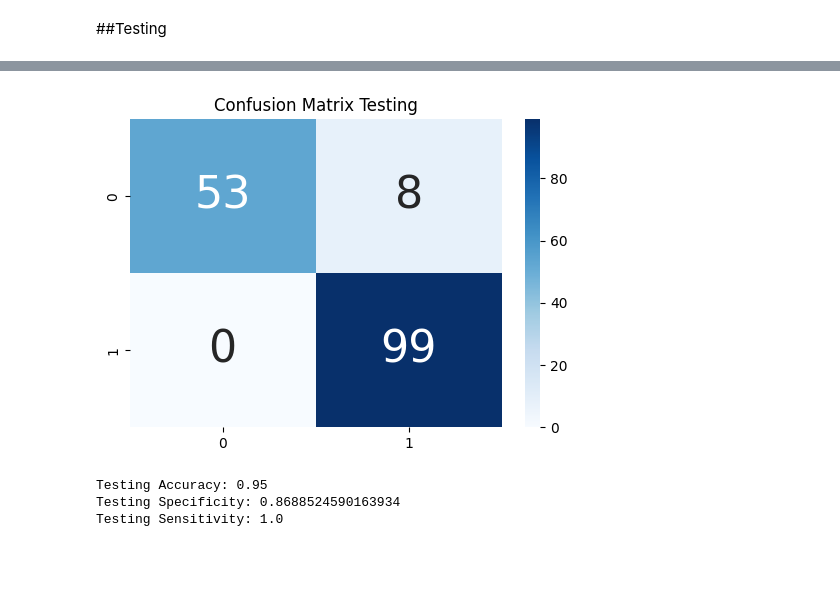
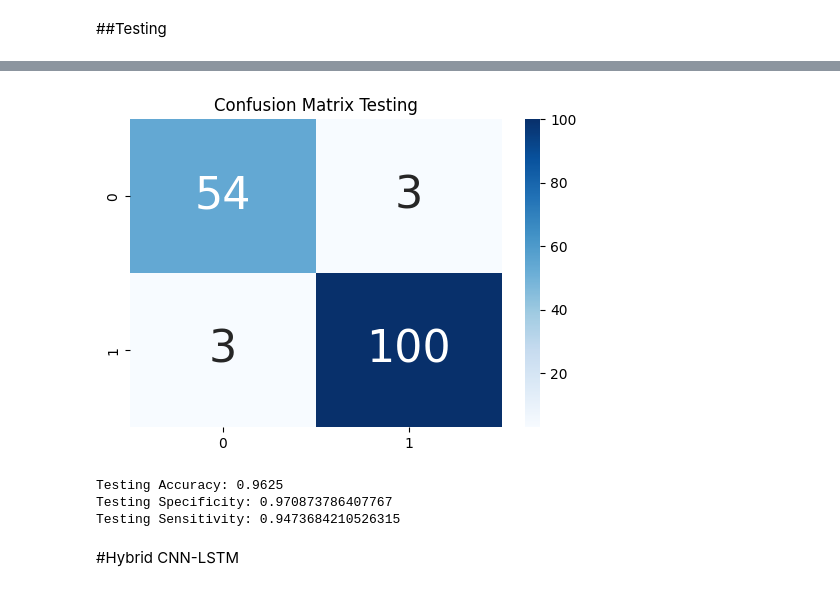
Before and after one commit to ArulUlum/TA_CNN_LSTM_Autoencoder, a Jupyter notebook: Revisi_TA_CNN_LSTM_Autoencoder.ipynb, the cells around one changed output, grey strips where cells are left out. Drawn from its saved outputs; the diff is of its cells as text; code cells hidden in the pictures; blank space fills up the shorter version.

```diff
--- a/Revisi_TA_CNN_LSTM_Autoencoder.ipynb
+++ b/Revisi_TA_CNN_LSTM_Autoencoder.ipynb
@@ -744,3 +767,16 @@ Best Hyperparameters: {'batch_size': 128, 'epochs': 100, 'learning_rate': 0.001,
 0.697156 (0.043951) with: {'batch_size': 128, 'epochs': 100, 'learning_rate': 0.1, 'optimizer': <class 'keras.optimizers.legacy.adam.Adam'>}
 0.697156 (0.043951) with: {'batch_size': 128, 'epochs': 100, 'learning_rate': 0.1, 'optimizer': <class 'keras.optimizers.legacy.adamax.Adamax'>}
 0.697156 (0.043951) with: {'batch_size': 128, 'epochs': 100, 'learning_rate': 0.1, 'optimizer': <class 'keras.optimizers.legacy.nadam.Nadam'>}
+# %%
+best_model = grid_result.best_estimator_
+history_cnn = best_model.fit(
+    # swap `val_files` and `train_label`
+    x=train_files,    # `Input data` with shape (train_size,32,32,3)
+    y=train_label,    # `Input data labels` with shape (train_size,2)
+    epochs=100,
+    batch_size=grid_result.best_params_['batch_size'],    # If unspecified, batch_size will default to 32
+    validation_data=(
+        val_files,    # `Valid data` with shape (val_size,32,32,3)
+        val_label     # `Valid data labels` with shape (val_size,2)
+    )
+)
@@ -802,7 +887,7 @@ Validation Sensitivity: 0.9875
 ##Testing
 # %%
 #test
-test_predictions = model_cnn.predict(test_files)
+test_predictions = best_model.predict(test_files)
 test_pred_label = np.argmax(test_predictions , axis=1)
 test_test_label = np.argmax(test_label , axis=1)
 test_cm  = confusion_matrix(test_test_label, test_pred_label)
@@ -815,4 +899,4 @@ plt.show()
-[figure, old version]
+[figure, new version]
 # %%
 test_accuracy = (test_cm[0, 0]+test_cm[1, 1]) / (test_cm[0, 0] + test_cm[0, 1] + test_cm[1, 0] + test_cm[1, 1])
 test_specificity = test_cm[0, 0] / (test_cm[0, 0] + test_cm[0, 1])
@@ -822,6 +906,8 @@ print("Testing Accuracy:", test_accuracy)
 print("Testing Specificity:", test_specificity)
 print("Testing Sensitivity:", test_sensitivity)
 # %% [output]
-Testing Accuracy: 0.95
-Testing Specificity: 0.8688524590163934
-Testing Sensitivity: 1.0
+Testing Accuracy: 0.9625
+Testing Specificity: 0.970873786407767
+Testing Sensitivity: 0.9473684210526315
+# %% [markdown]
+#Hybrid CNN-LSTM
```
Also changed, not shown: parts of 70 cells of this notebook.
